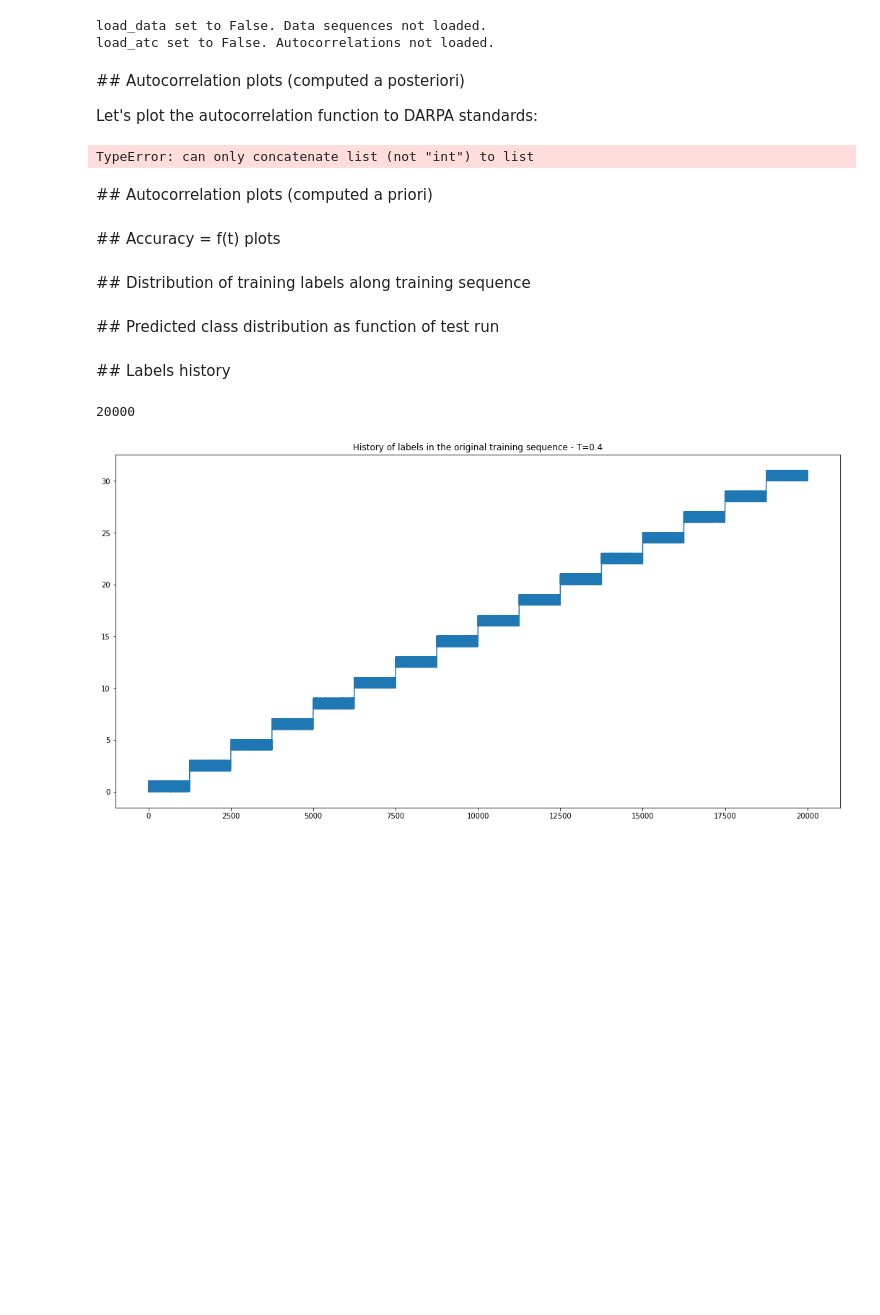
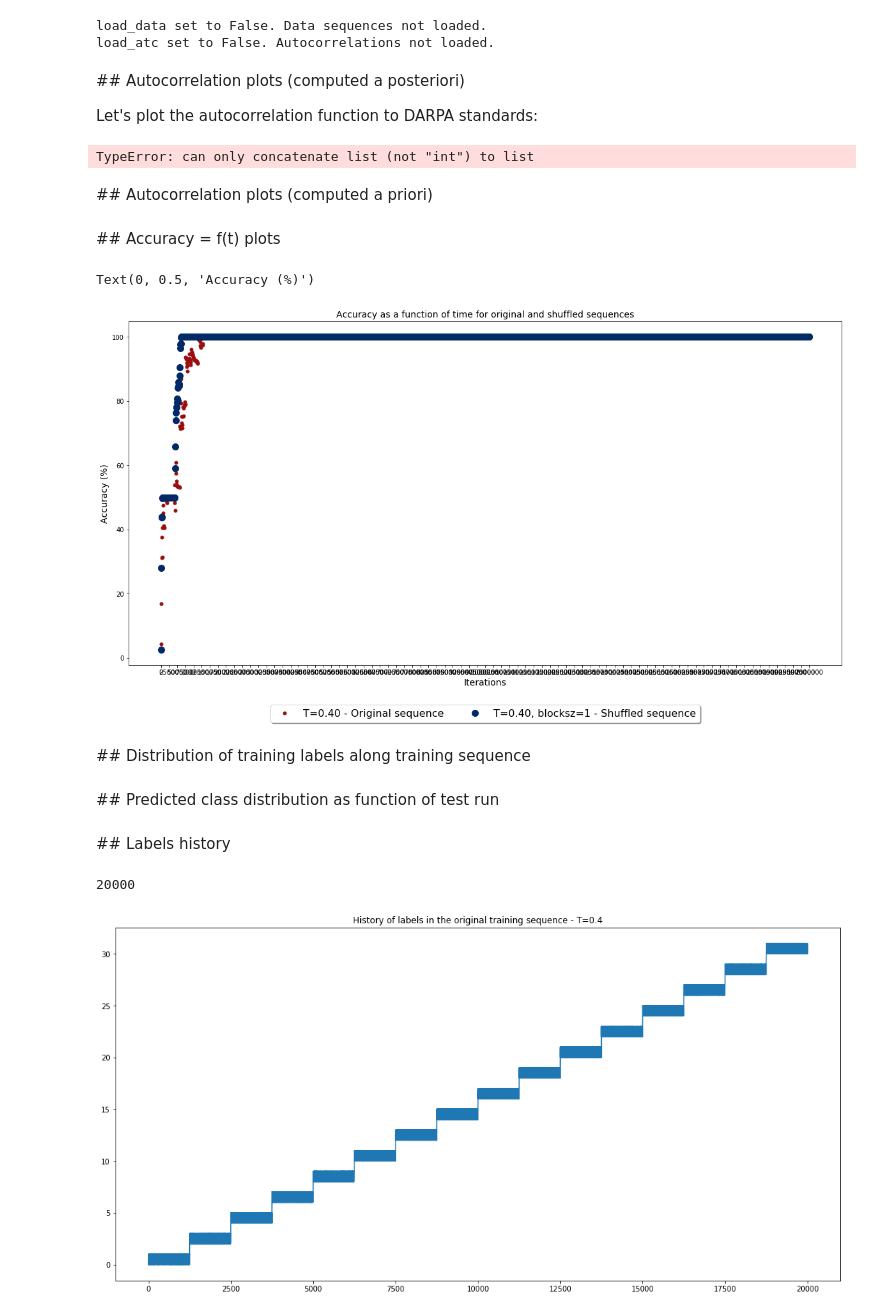
Before and after one commit to Brossollet-Antonin/Ultrametric-benchmark, a Jupyter notebook: notebooks/data_analysis.ipynb, the cells around one changed output. Cells and saved outputs as stored; diff of their text form; code cells hidden in the pictures; blank space fills up the shorter version.

Commit message:
Generalizing sequence generation for two-fold split method

```diff
--- a/notebooks/data_analysis.ipynb
+++ b/notebooks/data_analysis.ipynb
@@ -13,9 +13,9 @@ from result_loader import ResultSet
 # %%
 dataset = 'artificial_32'
 nnarchi = 'FCL20'
-seq_length = 20000
+seq_length = 2000000
 n_batches = 10
-seq_genr_type = 'twofold_split'
+seq_genr_type = 'temporal_correlation'
 
 # Foar artificial ultrametric dataset only
 linear_ratio_for_artificial_seq = 8
@@ -294,6 +294,11 @@ datapaths = {
         (0.40, 100): [
 			'T0.400_Memory0_block100_200124_233400'
 			]
+    },
+    ('artificial_32', 'FCL20', 'temporal_correlation', 'ratio_8'): { #lr 0.05, seq_len 2M
+        (0.40, 1): [
+			'T0.400_Memory0_block1_200127_122140'
+			]
     }
 }
 # %% [markdown]
@@ -567,3 +514,61 @@ acc_ax.legend()
+# %%
+from matplotlib.colors import hsv_to_rgb
+
+acc_fig = plt.figure(figsize=(20,11))
+n_tests = int(rs.params[(0.4, 1)][0]['Number of tests'])
+xtick_scale = 25
+xtick_pos = xtick_scale*np.arange((n_tests//xtick_scale)+1)
+xtick_labels = int(seq_length/((n_tests//xtick_scale)))*np.arange((n_tests//xtick_scale)+1)
+
+hsv_unif = (0, 0, 0.15)
+hsv_orig = (0, 0.9, 0.6)
+markers = ['o','+','x','4','s','p','P']
+
+acc_ax = plt.subplot(111)
+
+## Plotting average performance for original ultrametric sequences
+
+var_acc_orig = np.mean([acc[:,0] for params, accs in rs.var_acc_orig.items() for acc in accs if params[0]==0.40], axis=0)
+acc_ax.plot(
+        var_acc_orig,
+        marker = '.',
+        markersize=10,
+        ls = 'none',
+        color = hsv_to_rgb(hsv_orig),
+        label='T={0:.2f} - Original sequence'.format(0.40)
+    )
+
+## Plotting average performance for shuffled ultrametric sequences
+
+for param_id, params in enumerate([(0.4, 1)]):
+
+    hsv_shfl = tuple([0.6, 1-param_id*0.12, 0.4+param_id*0.12])
+    var_acc_shfl = np.mean([acc[:,0] for acc in rs.var_acc_shfl[params]], axis=0)
+
+    acc_ax.plot(
+        var_acc_shfl,
+        marker=markers[param_id],
+        markersize=10,
+        ls = 'none',
+        color = hsv_to_rgb(hsv_shfl),
+        label='T={0:.2f}, blocksz={1:d} - Shuffled sequence'.format(params[0], params[1])
+    )
+
+plt.xticks(xtick_pos, xtick_labels)
+plt.title('Accuracy as a function of time for original and shuffled sequences', fontsize = 14)
+
+box = acc_ax.get_position()
+acc_ax.set_position([box.x0, box.y0 + box.height * 0.1,
+                 box.width, box.height * 0.9])
+acc_ax.legend(loc='upper center', bbox_to_anchor=(0.5, -0.1),
+              fancybox=True, shadow=True, ncol=2,
+              prop={'size': 16})
+
+plt.xlabel('Iterations', fontsize=14)
+plt.ylabel('Accuracy (%)', fontsize=14)
+# %% [output]
+Text(0, 0.5, 'Accuracy (%)')
+[figure, added]
 # %% [markdown]
 ## Distribution of training labels along training sequence
 # %%
```
Also changed, not shown: parts of 3 cells of this notebook, 3 other files.
